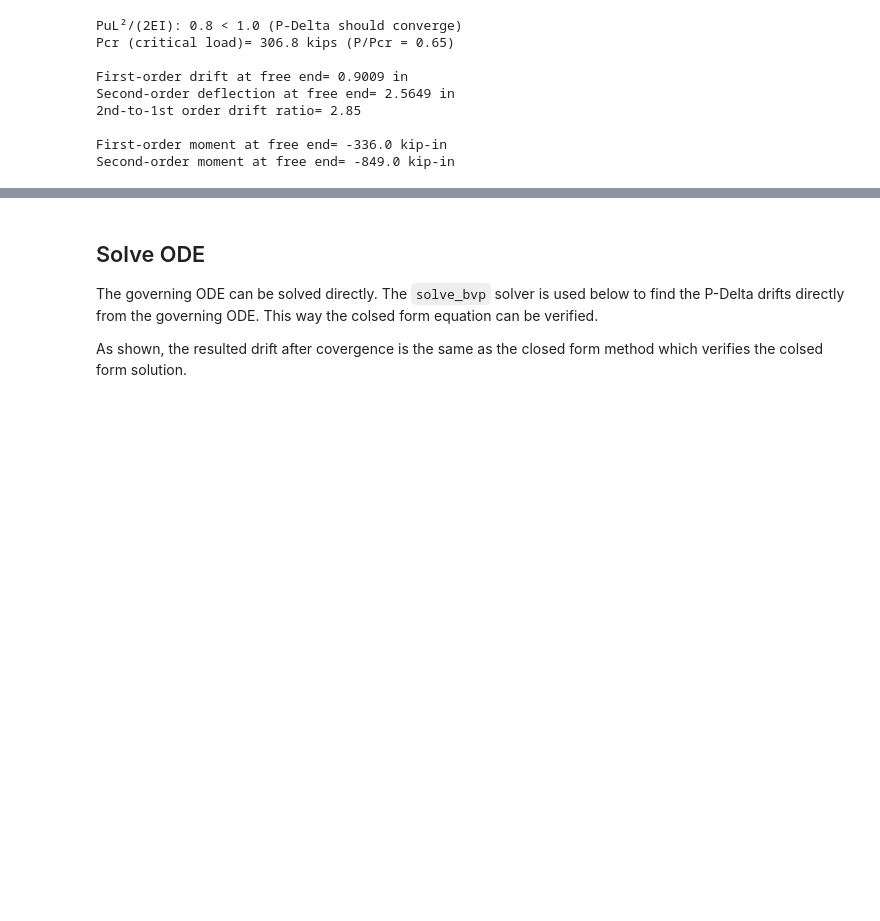
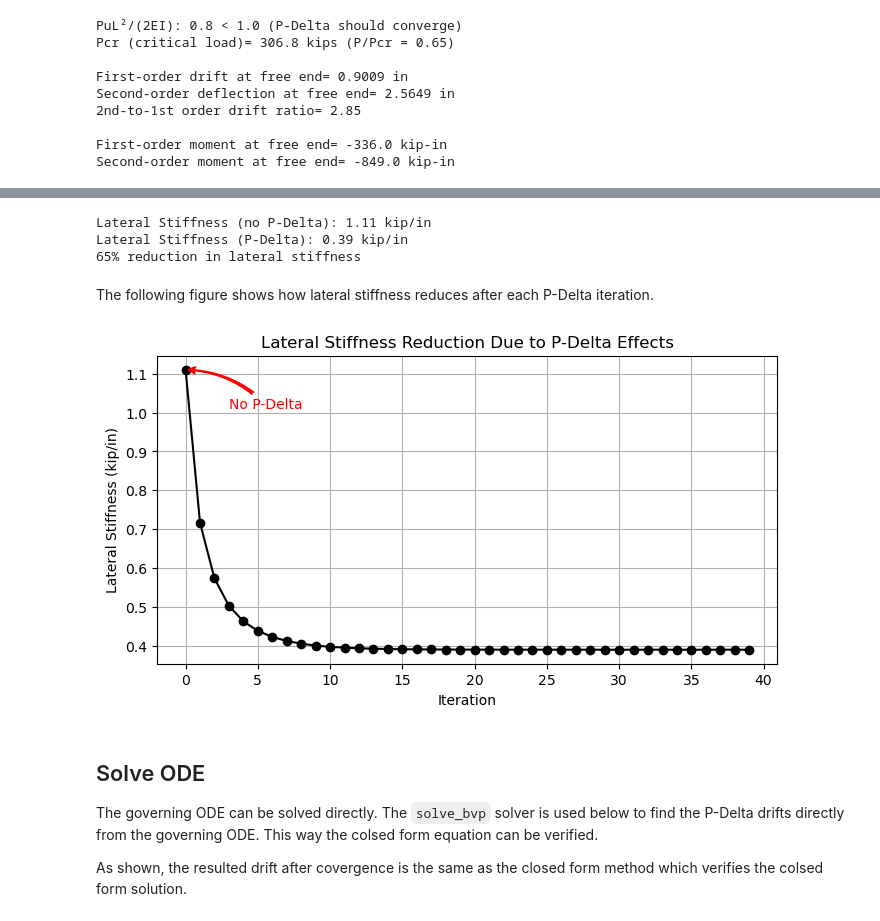
Before and after one commit to hkaragah/hkaragah.github.io, a Jupyter notebook: _sources/structure/cant_col_p_delta.ipynb, the cells around one changed output, grey strips where cells are left out. Cells and saved outputs as stored; diff of their text form; code cells hidden in the pictures; blank space fills up the shorter version.

```diff
--- a/_sources/structure/cant_col_p_delta.ipynb
+++ b/_sources/structure/cant_col_p_delta.ipynb
@@ -397,3 +409,33 @@ Second-order moment at free end= -849.0 kip-in
+# %%
+k_no_PD = Ni/y1[0, np.argmax(x1)]
+k_PD = Ni/y2[0, np.argmax(x2)]
+
+print(f'Lateral Stiffness (no P-Delta): {k_no_PD:.2f} kip/in')
+print(f'Lateral Stiffness (P-Delta): {k_PD:.2f} kip/in')
+print(f'{(k_no_PD - k_PD) / k_no_PD * 100:.0f}% reduction in lateral stiffness')
+# %% [output]
+Lateral Stiffness (no P-Delta): 1.11 kip/in
+Lateral Stiffness (P-Delta): 0.39 kip/in
+65% reduction in lateral stiffness
+# %% [markdown]
+The following figure shows how lateral stiffness reduces after each P-Delta iteration.
+# %%
+import matplotlib.pyplot as plt
+
+stiffnesses = Ni / drifts[1:]
+iterations = np.arange(len(stiffnesses))
+
+plt.figure(figsize=(8, 4))
+plt.plot(iterations, stiffnesses, 'ko-', label='Lateral Stiffness')
+plt.annotate("No P-Delta", xy=(0, k_no_PD), xytext=(3, k_no_PD - 0.1),
+             arrowprops=dict(arrowstyle="fancy,head_length=.5,head_width=.5,tail_width=.2", connectionstyle="arc3,rad=0.2", color="red"), fontsize=10, color='red')
+plt.xlabel('Iteration')
+plt.ylabel('Lateral Stiffness (kip/in)')
+plt.title('Lateral Stiffness Reduction Due to P-Delta Effects')
+plt.grid()
+plt.show()
+# %% [output]
+[figure, added]
 # %% [markdown]
 ## Solve ODE
 The governing ODE can be solved directly. The `solve_bvp` solver is used below to find the P-Delta drifts directly from the governing ODE. This way the colsed form equation can be verified.
```
Also changed, not shown: parts of 2 cells of this notebook, 11 other files.
